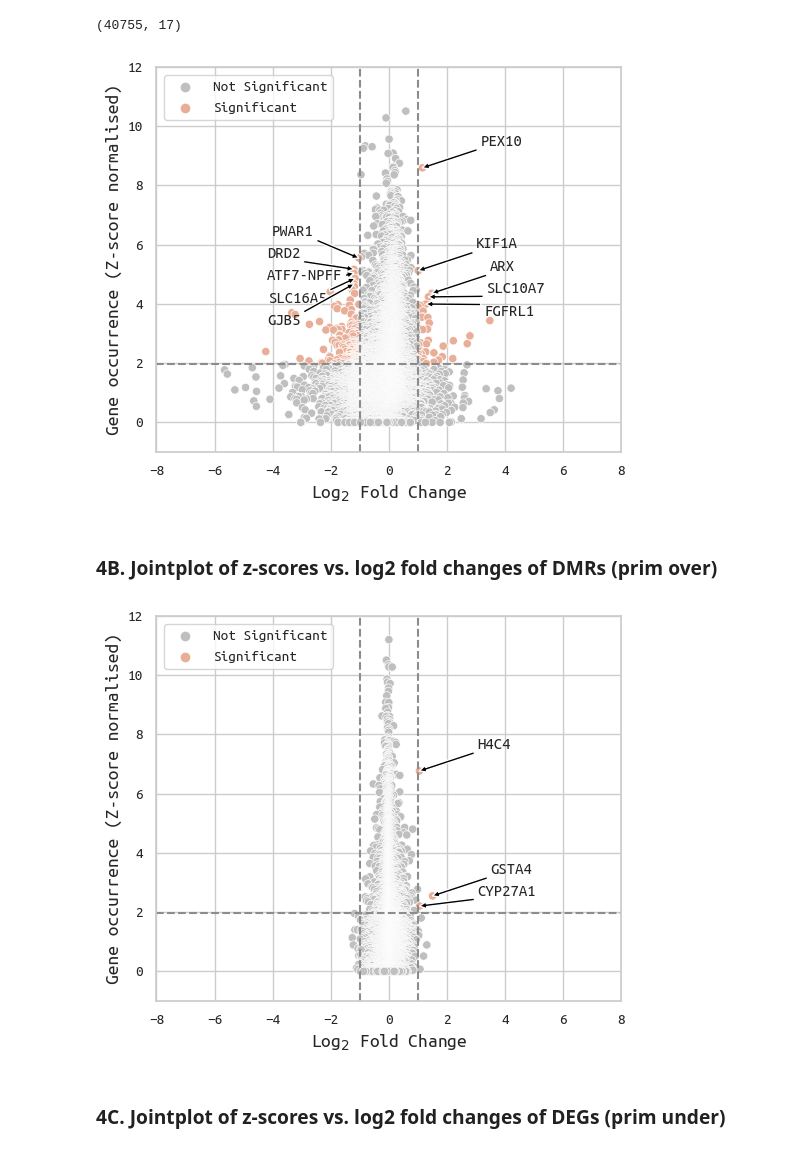
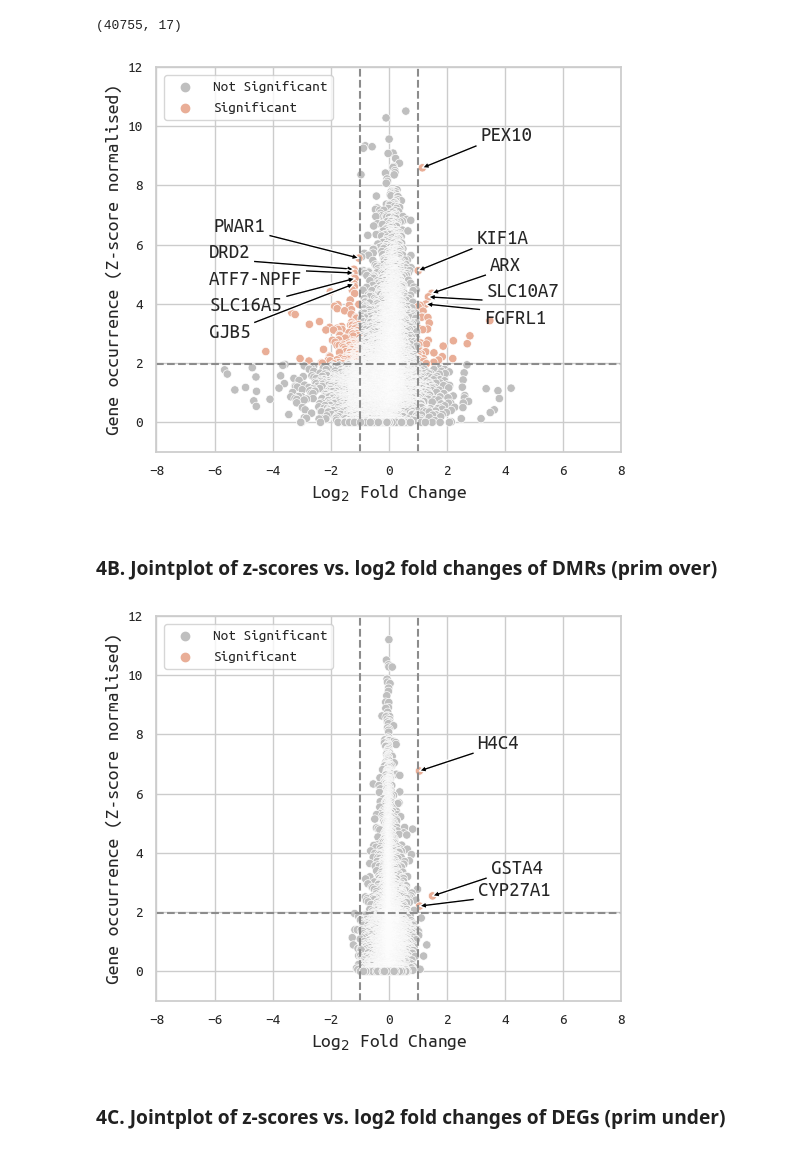
Before and after one commit to CarlosUziel/goi-strat, a Jupyter notebook: notebooks/paper_figures.ipynb, the cells around one changed output. Saved outputs shown, nothing was run; the diff lists cells and outputs as text; code cells hidden in the pictures.

Commit message:
Increase font in Figure 4 subfigures.

```diff
--- a/notebooks/paper_figures.ipynb
+++ b/notebooks/paper_figures.ipynb
@@ -1040,55 +1037,55 @@ top_down = (
 
 text_y = 99
 for gene, gene_meta in top_up.iterrows():
-    text_y_new = gene_meta[y] + 0.75
+    text_y_new = gene_meta[y] + 0.9
     text_y_new = (
         (text_y := text_y_new)
-        if text_y - text_y_new > 0.75
-        else (text_y := text_y - 0.75)
+        if text_y - text_y_new > 0.9
+        else (text_y := text_y - 0.9)
     )
     plt.annotate(
         gene,
         xy=(gene_meta[x], gene_meta[y]),
         xytext=(gene_meta[x] + 2, text_y_new),
         arrowprops=dict(facecolor="black", width=2, headwidth=5, headlength=5),
-        fontsize=12,
+        fontsize=15,
     )
 
 text_y = 99
 for gene, gene_meta in top_down.iterrows():
-    text_y_new = gene_meta[y] + 0.75
+    text_y_new = gene_meta[y] + 0.9
     text_y_new = (
         (text_y := text_y_new)
-        if text_y - text_y_new > 0.75
-        else (text_y := text_y - 0.75)
+        if text_y - text_y_new > 0.9
+        else (text_y := text_y - 0.9)
     )
     plt.annotate(
         gene,
         xy=(gene_meta[x], gene_meta[y]),
-        xytext=(gene_meta[x] - 3, text_y_new),
+        xytext=(gene_meta[x] - 5, text_y_new),
         arrowprops=dict(facecolor="black", width=2, headwidth=5, headlength=5),
-        fontsize=12,
+        fontsize=15,
     )
 
 plt.xlim(xmin, xmax)
 plt.ylim(ymin, ymax)
 plt.legend(loc="upper left")
 plt.vlines(1, ymin=ymin, ymax=ymax, colors="#8C8C8C", linestyles="dashed")
 plt.vlines(-1, ymin=ymin, ymax=ymax, colors="#8C8C8C", linestyles="dashed")
 plt.hlines(1.96, xmin=xmin, xmax=xmax, colors="#8C8C8C", linestyles="dashed")
 plt.ylabel("Gene occurrence (Z-score normalised)", fontsize=14)
 plt.xlabel(r"Log$_2$ Fold Change", fontsize=14)
 plt.legend(loc="upper left")
 plt.savefig(
     pcta_wcdt_figs_path.joinpath("4A_jointplot_diff_expr_prim_over.pdf"),
     bbox_inches="tight",
 )
 plt.savefig(
     pcta_wcdt_figs_path.joinpath("4A_jointplot_diff_expr_prim_over.svg"),
     bbox_inches="tight",
 )
 # %% [output]
-[figure, old version]
+[figure, new version]
 # %% [markdown]
 ### 4B. Jointplot of z-scores vs. log2 fold changes of DMRs (prim over)
 # %%
@@ -1133,7 +1130,7 @@ for gene, gene_meta in top_up.iterrows():
         xy=(gene_meta[x], gene_meta[y]),
         xytext=(gene_meta[x] + 2, text_y_new),
         arrowprops=dict(facecolor="black", width=2, headwidth=5, headlength=5),
-        fontsize=12,
+        fontsize=15,
     )
 
 text_y = 99
@@ -1149,7 +1146,7 @@ for gene, gene_meta in top_down.iterrows():
         xy=(gene_meta[x], gene_meta[y]),
         xytext=(gene_meta[x] - 3, text_y_new),
         arrowprops=dict(facecolor="black", width=2, headwidth=5, headlength=5),
-        fontsize=12,
+        fontsize=15,
     )
 
 
@@ -1170,7 +1167,7 @@ plt.savefig(
     bbox_inches="tight",
 )
 # %% [output]
-[figure, old version]
+[figure, new version]
 # %% [markdown]
 ### 4C. Jointplot of z-scores vs. log2 fold changes of DEGs (prim under)
 # %%
```
Also changed, not shown: parts of 24 cells of this notebook.
